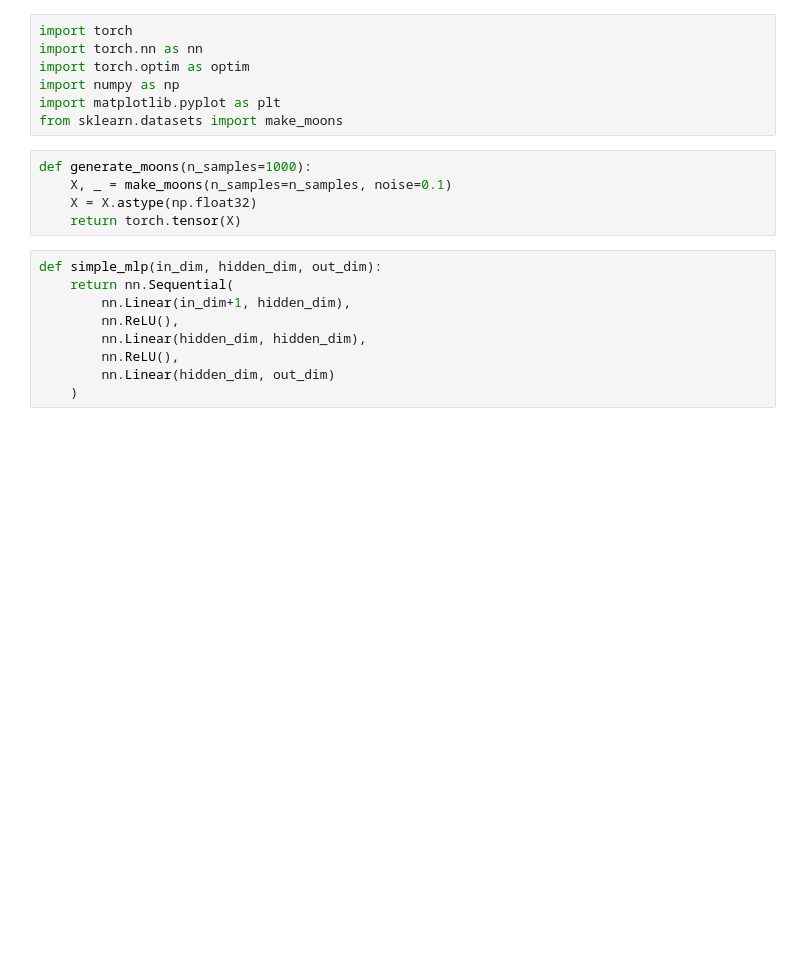
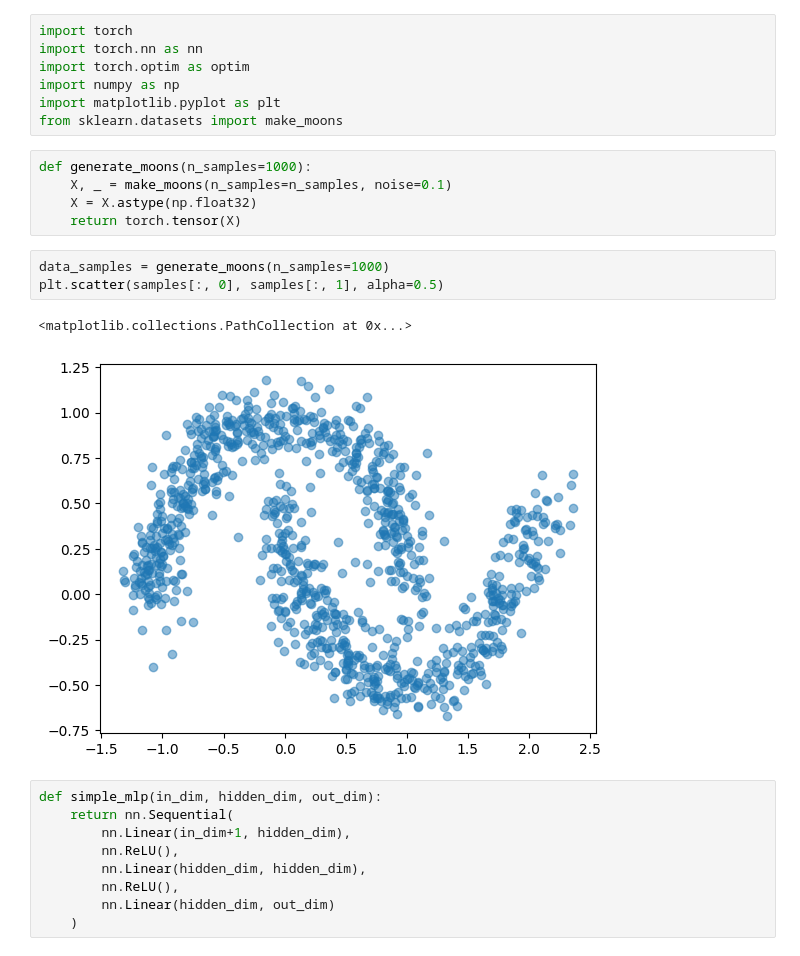
Before and after one commit to IAntoineV/Consistency-model-exp, a Jupyter notebook: diffusion_model.ipynb, the cells around one changed output. Cells and saved outputs as stored; diff of their text form; blank space fills up the shorter version.

```diff
--- a/diffusion_model.ipynb
+++ b/diffusion_model.ipynb
@@ -10,6 +10,12 @@ def generate_moons(n_samples=1000):
     X, _ = make_moons(n_samples=n_samples, noise=0.1)
     X = X.astype(np.float32)
     return torch.tensor(X)
+# %%
+data_samples = generate_moons(n_samples=1000)
+plt.scatter(samples[:, 0], samples[:, 1], alpha=0.5)
+# %% [output]
+<matplotlib.collections.PathCollection at 0x...>
+[figure, added]
 # %%
 def simple_mlp(in_dim, hidden_dim, out_dim):
     return nn.Sequential(
```
Also changed, not shown: parts of 12 cells of this notebook.
